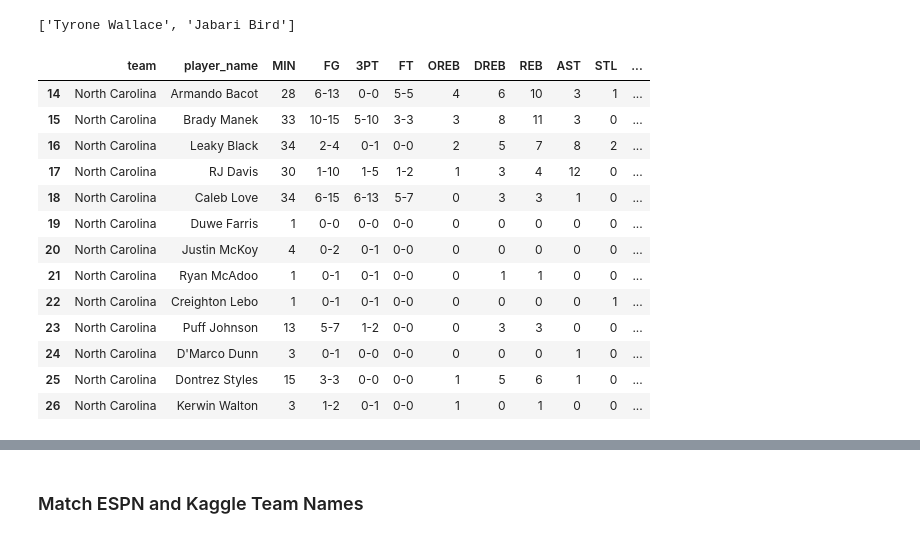
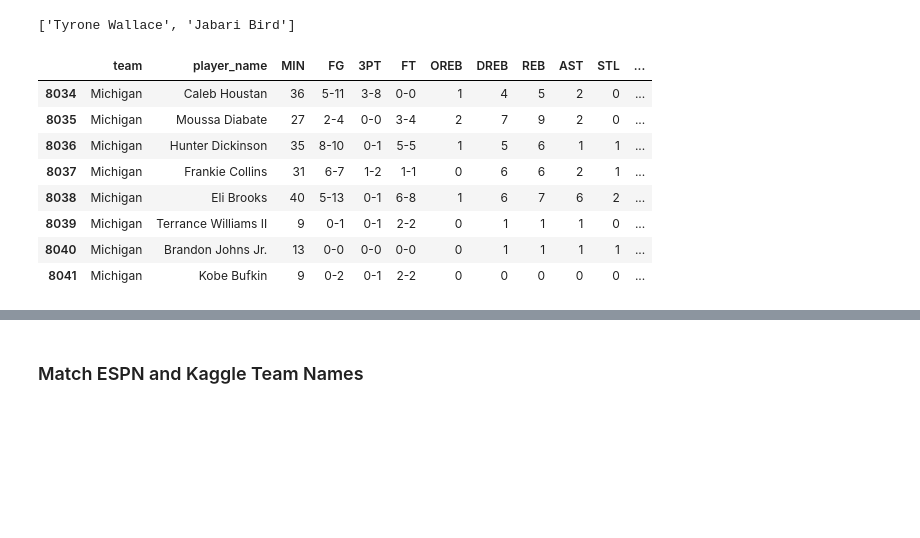
Before and after one commit to skydale23/kaggle-ncaam, a Jupyter notebook: 2025_model/development_notebooks/scrape_torvik.ipynb, the cells around one changed output, grey strips where cells are left out. Cells and saved outputs as stored; diff of their text form; code cells hidden in the pictures; blank space fills up the shorter version.

```diff
--- a/2025_model/development_notebooks/scrape_torvik.ipynb
+++ b/2025_model/development_notebooks/scrape_torvik.ipynb
@@ -141,15 +322,0 @@ all_dates = [
-# %%
-import requests
-
-def get_game_ids(date: str):
-    url = f"https://site.api.espn.com/apis/site/v2/sports/basketball/mens-college-basketball/scoreboard?dates={date}"
-    headers = {"User-Agent": "Mozilla/5.0"}
-
-    response = requests.get(url, headers=headers)
-
-    if response.status_code == 200:
-        data = response.json()
-        return [game.get("id") for game in data.get("events", [])]
-    else:
-        print(f"Failed to fetch data: {response.status_code}")
-        return []
@@ -190,9 +380,0 @@ def get_box_score(game_id):
-# %%
-bs = []
-
-for date in tqdm.tqdm(all_dates):
-    game_ids = get_game_ids(date)
-    for game in game_ids:
-        b = get_box_score(game)
-        b["Season"] = date[0:4]
-        bs.append(b)
@@ -202,0 +492,4 @@ ncaam_box_scores.to_csv("ncaam_box_scores.csv")
+# %%
+ncaam_box_scores2 = aggregate_box_scores(all_first_round_dates)
+# %%
+ncaam_box_scores = ncaam_box_scores2.copy()
@@ -442,21 +860,16 @@ team_seasons.sort_values(by="injured_players_value", ascending=False).iloc[0]["i
 # %% [output]
 ['Tyrone Wallace', 'Jabari Bird']
 # %%
-ncaam_box_scores[(ncaam_box_scores.team == "North Carolina")
+ncaam_box_scores[(ncaam_box_scores.team == "Michigan")
                  & (ncaam_box_scores.Season == "2022")]
 # %% [output]
 |  | team | player_name | MIN | FG | 3PT | FT | OREB | DREB | REB | AST | STL | ... |
-| 14 | North Carolina | Armando Bacot | 28 | 6-13 | 0-0 | 5-5 | 4 | 6 | 10 | 3 | 1 | ... |
-| 15 | North Carolina | Brady Manek | 33 | 10-15 | 5-10 | 3-3 | 3 | 8 | 11 | 3 | 0 | ... |
-| 16 | North Carolina | Leaky Black | 34 | 2-4 | 0-1 | 0-0 | 2 | 5 | 7 | 8 | 2 | ... |
-| 17 | North Carolina | RJ Davis | 30 | 1-10 | 1-5 | 1-2 | 1 | 3 | 4 | 12 | 0 | ... |
-| 18 | North Carolina | Caleb Love | 34 | 6-15 | 6-13 | 5-7 | 0 | 3 | 3 | 1 | 0 | ... |
-| 19 | North Carolina | Duwe Farris | 1 | 0-0 | 0-0 | 0-0 | 0 | 0 | 0 | 0 | 0 | ... |
-| 20 | North Carolina | Justin McKoy | 4 | 0-2 | 0-1 | 0-0 | 0 | 0 | 0 | 0 | 0 | ... |
-| 21 | North Carolina | Ryan McAdoo | 1 | 0-1 | 0-1 | 0-0 | 0 | 1 | 1 | 0 | 0 | ... |
-| 22 | North Carolina | Creighton Lebo | 1 | 0-1 | 0-1 | 0-0 | 0 | 0 | 0 | 0 | 1 | ... |
-| 23 | North Carolina | Puff Johnson | 13 | 5-7 | 1-2 | 0-0 | 0 | 3 | 3 | 0 | 0 | ... |
-| 24 | North Carolina | D'Marco Dunn | 3 | 0-1 | 0-0 | 0-0 | 0 | 0 | 0 | 1 | 0 | ... |
-| 25 | North Carolina | Dontrez Styles | 15 | 3-3 | 0-0 | 0-0 | 1 | 5 | 6 | 1 | 0 | ... |
-| 26 | North Carolina | Kerwin Walton | 3 | 1-2 | 0-1 | 0-0 | 1 | 0 | 1 | 0 | 0 | ... |
+| 8034 | Michigan | Caleb Houstan | 36 | 5-11 | 3-8 | 0-0 | 1 | 4 | 5 | 2 | 0 | ... |
+| 8035 | Michigan | Moussa Diabate | 27 | 2-4 | 0-0 | 3-4 | 2 | 7 | 9 | 2 | 0 | ... |
+| 8036 | Michigan | Hunter Dickinson | 35 | 8-10 | 0-1 | 5-5 | 1 | 5 | 6 | 1 | 1 | ... |
+| 8037 | Michigan | Frankie Collins | 31 | 6-7 | 1-2 | 1-1 | 0 | 6 | 6 | 2 | 1 | ... |
+| 8038 | Michigan | Eli Brooks | 40 | 5-13 | 0-1 | 6-8 | 1 | 6 | 7 | 6 | 2 | ... |
+| 8039 | Michigan | Terrance Williams II | 9 | 0-1 | 0-1 | 2-2 | 0 | 1 | 1 | 1 | 0 | ... |
+| 8040 | Michigan | Brandon Johns Jr. | 13 | 0-0 | 0-0 | 0-0 | 0 | 1 | 1 | 1 | 1 | ... |
+| 8041 | Michigan | Kobe Bufkin | 9 | 0-2 | 0-1 | 2-2 | 0 | 0 | 0 | 0 | 0 | ... |
 # %%
```
Also changed, not shown: parts of 58 cells of this notebook, 8 other files.
